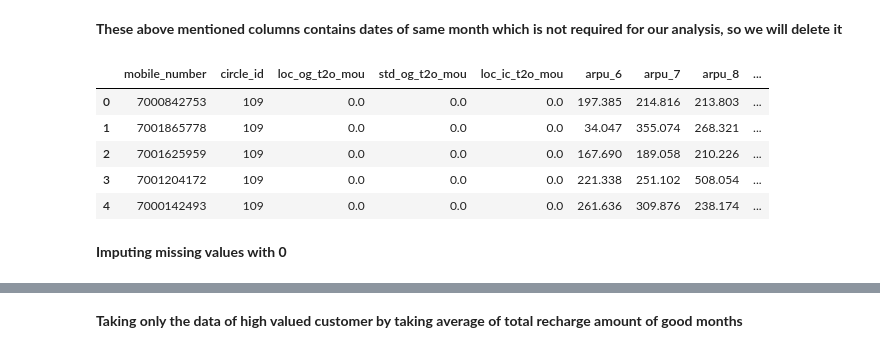
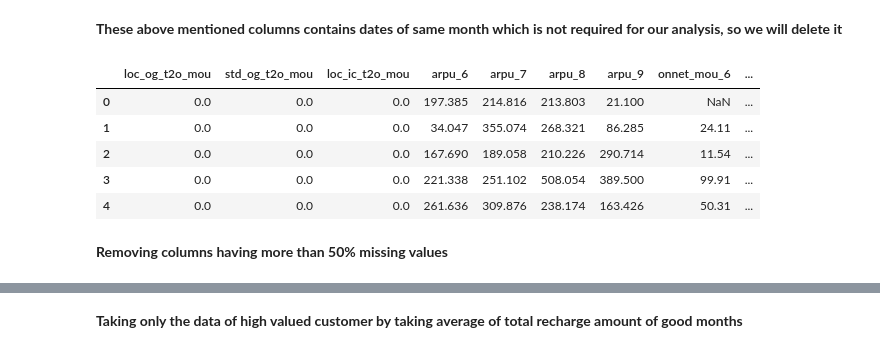
Before and after one commit to kartik173/Telecom_Churn_Predictions, a Jupyter notebook: Telecom_Churn_Assignment.ipynb, the cells around one changed output, grey strips where cells are left out. Cells and saved outputs as stored; diff of their text form; code cells hidden in the pictures.

```diff
--- a/Telecom_Churn_Assignment.ipynb
+++ b/Telecom_Churn_Assignment.ipynb
@@ -30,0 +52,2 @@ memory usage: 172.4+ MB
+# %%
+mod_data.drop(['mobile_number', 'circle_id'], axis=1, inplace=True)
@@ -30,0 +75,4 @@ memory usage: 172.4+ MB
+# %%
+# filling missing values in columns important to business
+recharge_related_cols = list(filter(lambda x: 'rech' in x, mod_data.columns))
+recharge_related_cols
@@ -31,5 +97,8 @@ memory usage: 172.4+ MB
+# %%
+# impute missing values with 0
+mod_data[recharge_related_cols] = mod_data[recharge_related_cols].apply(lambda x: x.fillna(0))
 # %%
-obj=dataset.select_dtypes(include='object')
+obj=mod_data.select_dtypes(include='object')
 for i in obj.columns:
     print(i, obj[i].nunique())
 # %% [output]
@@ -48,14 +140,12 @@ date_of_last_rech_data_9 30
 # %% [markdown]
 __These above mentioned columns contains dates of same month which is not required for our analysis, so we will delete it__
 # %%
-mod_data = dataset.drop(obj.columns, axis=1)
+mod_data = mod_data.drop(obj.columns, axis=1)
 mod_data.head()
 # %% [output]
-|  | mobile_number | circle_id | loc_og_t2o_mou | std_og_t2o_mou | loc_ic_t2o_mou | arpu_6 | arpu_7 | arpu_8 | ... |
-| 0 | 7000842753 | 109 | 0.0 | 0.0 | 0.0 | 197.385 | 214.816 | 213.803 | ... |
-| 1 | 7001865778 | 109 | 0.0 | 0.0 | 0.0 | 34.047 | 355.074 | 268.321 | ... |
-| 2 | 7001625959 | 109 | 0.0 | 0.0 | 0.0 | 167.690 | 189.058 | 210.226 | ... |
-| 3 | 7001204172 | 109 | 0.0 | 0.0 | 0.0 | 221.338 | 251.102 | 508.054 | ... |
-| 4 | 7000142493 | 109 | 0.0 | 0.0 | 0.0 | 261.636 | 309.876 | 238.174 | ... |
+|  | loc_og_t2o_mou | std_og_t2o_mou | loc_ic_t2o_mou | arpu_6 | arpu_7 | arpu_8 | arpu_9 | onnet_mou_6 | ... |
+| 0 | 0.0 | 0.0 | 0.0 | 197.385 | 214.816 | 213.803 | 21.100 | NaN | ... |
+| 1 | 0.0 | 0.0 | 0.0 | 34.047 | 355.074 | 268.321 | 86.285 | 24.11 | ... |
+| 2 | 0.0 | 0.0 | 0.0 | 167.690 | 189.058 | 210.226 | 290.714 | 11.54 | ... |
+| 3 | 0.0 | 0.0 | 0.0 | 221.338 | 251.102 | 508.054 | 389.500 | 99.91 | ... |
+| 4 | 0.0 | 0.0 | 0.0 | 261.636 | 309.876 | 238.174 | 163.426 | 50.31 | ... |
-# %% [markdown]
-__Imputing missing values with 0__
@@ -63,0 +152,2 @@ mod_data.fillna(0, inplace=True)
+# %% [markdown]
+__Removing columns having more than 50% missing values__
```
Also changed, not shown: parts of 38 cells of this notebook.
